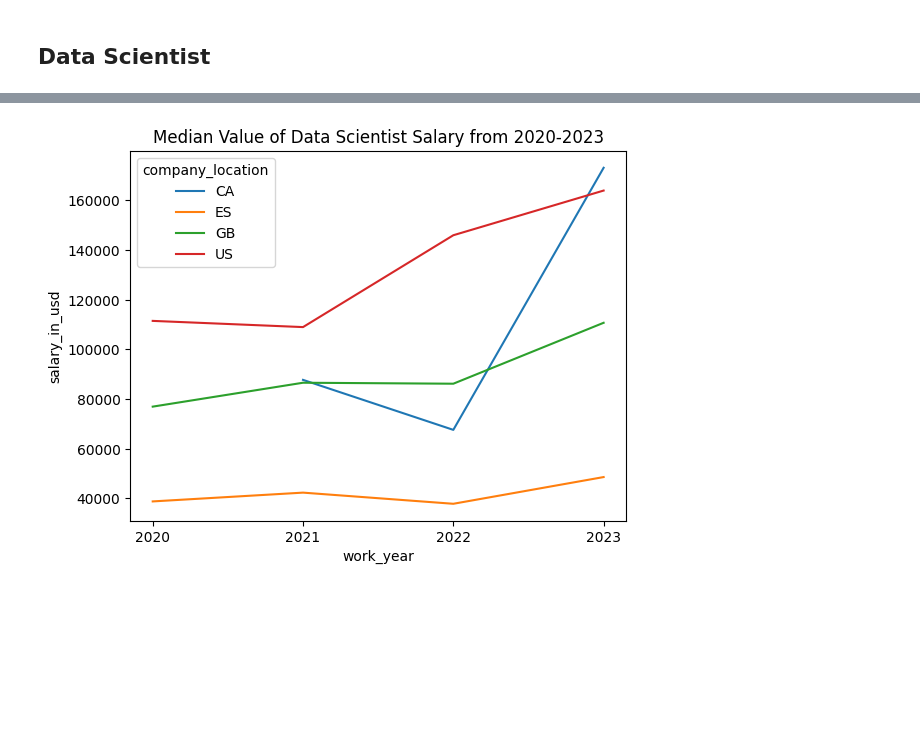
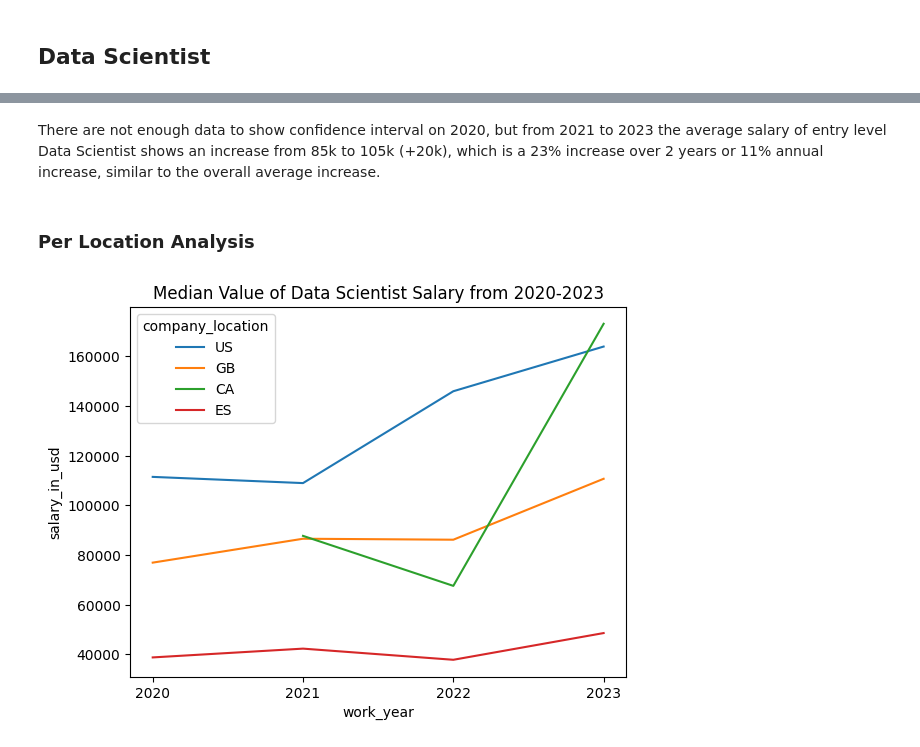
Before and after one commit to mezkymy/global-salaries, a Jupyter notebook: global-salaries.ipynb, the cells around one changed output, grey strips where cells are left out. Saved outputs shown, nothing was run; the diff lists cells and outputs as text; code cells hidden in the pictures; blank space fills up the shorter version.

Commit message:
data scientist yearly salary analysis

```diff
--- a/global-salaries.ipynb
+++ b/global-salaries.ipynb
@@ -512,7 +551,18 @@ grouped5
+# %% [markdown]
+There are not enough data to show confidence interval on 2020, but from 2021 to 2023 the average salary of entry level Data Scientist shows an increase from 85k to 105k (+20k), which is a 23% increase over 2 years or 11% annual increase, similar to the overall average increase.
+# %% [markdown]
+### Per Location Analysis
+# %%
+# group by job title, location, and year
+grouped6 = df4.loc[:,['job_title', 'salary_in_usd', 'company_location', 'work_year']] \
+    .groupby(['job_title', 'company_location', 'work_year']) \
+    .median() \
+    .reset_index()
 # %%
-sns.lineplot(data=grouped5[grouped5['job_title']=='Data Scientist'], x="work_year", y="salary_in_usd", hue='company_location')
+# Per location, using median
+sns.lineplot(data=grouped6[grouped6['job_title']=='Data Scientist'], x="work_year", y="salary_in_usd", hue='company_location', hue_order = ['US', 'GB', 'CA', 'ES'])
 plt.xticks(ticks=range(2020, 2024))
 plt.title('Median Value of Data Scientist Salary from 2020-2023')
 plt.show()
 # %% [output]
-[figure, old version]
+[figure, new version]
```
Also changed, not shown: parts of 10 cells of this notebook.
